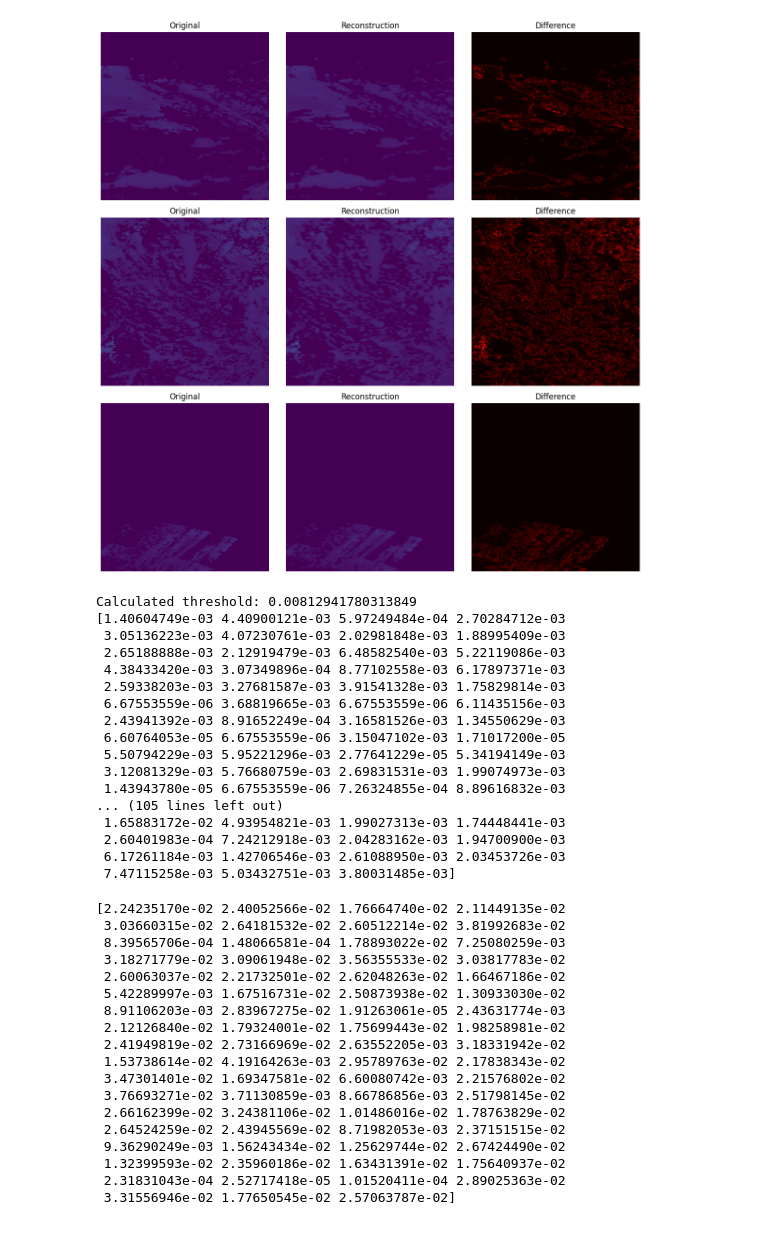
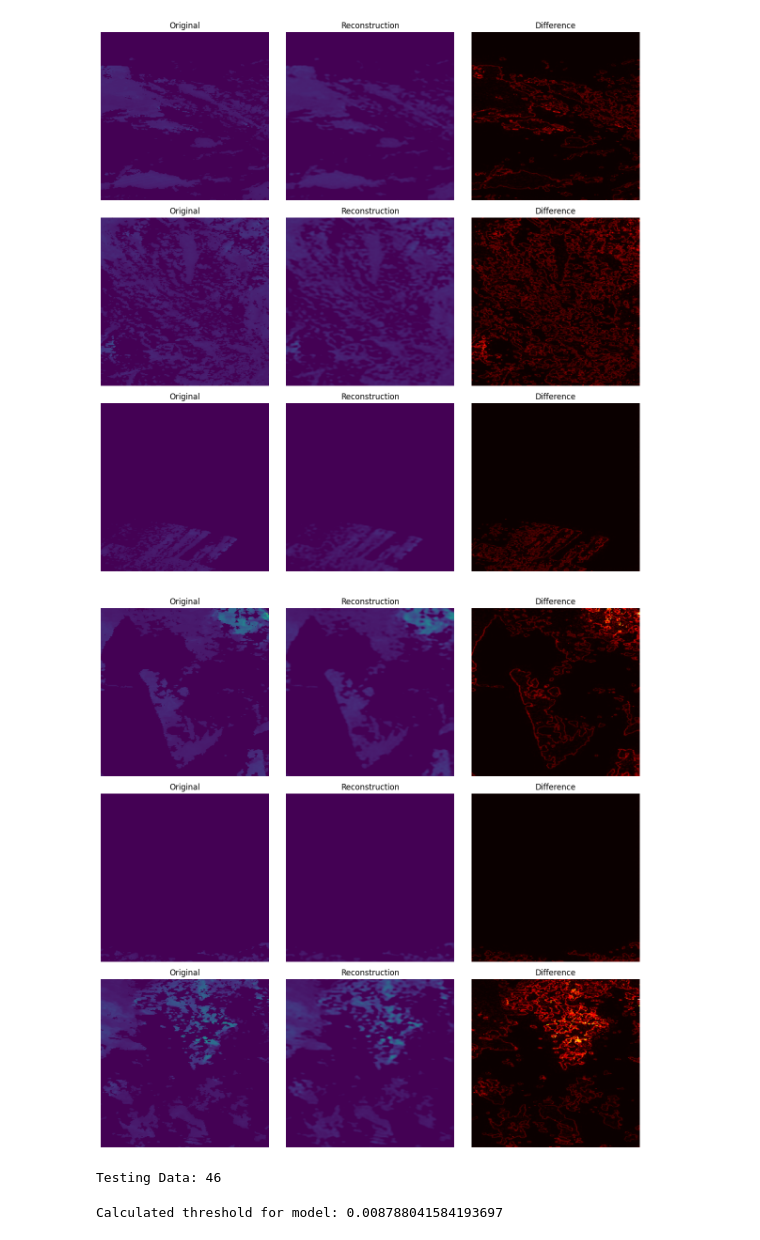
Before and after one commit to ahmed-zunaira/APS360_Project, a Jupyter notebook: notebooks/APS360_Project.ipynb, the cells around one changed output. Saved outputs shown, nothing was run; the diff lists cells and outputs as text; code cells hidden in the pictures.

```diff
--- a/notebooks/APS360_Project.ipynb
+++ b/notebooks/APS360_Project.ipynb
@@ -212,54 +212,36 @@ from data_loader import Dataload
+# %%
+processed_dir = "/content/drive/MyDrive/Phytoplankton_Project/data/processed_2008_data"
+model_weights_file = "/content/APS360_Project/src/CAE_model.pth"
+
+if not os.path.exists(processed_dir):
+  print ("Directory not found")
+  exit()
+
+dataset = Dataload(processed_dir)
+
+dataloader = DataLoader(dataset, batch_size=16, shuffle=False)
+
+model, imgs = setup_inference(model_weights_file, dataloader)
+
+recons, diff_maps = calculate_difference_map(model, imgs)
+
+plot_triplets(imgs, recons, diff_maps, 3)
+# %% [output]
+[figure, added]
+# %%
+print ("Testing Data:", len(dataset))
+# %% [output]
+Testing Data: 46
 # %%
+processed_dir = "/content/drive/MyDrive/Phytoplankton_Project/data/processed"
+model_weights_file = "/content/APS360_Project/src/CAE_model.pth"
+
 model, dataloader = setup_eval_environment(model_weights_file, processed_dir)
 
 losses = calculate_all_losses(model, dataloader)
 
 threshold = find_threshold(losses)
 
-print ("Calculated threshold:", threshold)
-print (np.array(losses))
+print ("Calculated threshold for model:", threshold)
 # %% [output]
-Calculated threshold: 0.00812941780313849
-[1.40604749e-03 4.40900121e-03 5.97249484e-04 2.70284712e-03
- 3.05136223e-03 4.07230761e-03 2.02981848e-03 1.88995409e-03
- 2.65188888e-03 2.12919479e-03 6.48582540e-03 5.22119086e-03
- 4.38433420e-03 3.07349896e-04 8.77102558e-03 6.17897371e-03
- 2.59338203e-03 3.27681587e-03 3.91541328e-03 1.75829814e-03
- 6.67553559e-06 3.68819665e-03 6.67553559e-06 6.11435156e-03
- 2.43941392e-03 8.91652249e-04 3.16581526e-03 1.34550629e-03
- 6.60764053e-05 6.67553559e-06 3.15047102e-03 1.71017200e-05
- 5.50794229e-03 5.95221296e-03 2.77641229e-05 5.34194149e-03
- 3.12081329e-03 5.76680759e-03 2.69831531e-03 1.99074973e-03
- 1.43943780e-05 6.67553559e-06 7.26324855e-04 8.89616832e-03
-... (105 lines left out)
- 1.65883172e-02 4.93954821e-03 1.99027313e-03 1.74448441e-03
- 2.60401983e-04 7.24212918e-03 2.04283162e-03 1.94700900e-03
- 6.17261184e-03 1.42706546e-03 2.61088950e-03 2.03453726e-03
- 7.47115258e-03 5.03432751e-03 3.80031485e-03]
+Calculated threshold for model: 0.008788041584193697
-# %%
-processed_blob_dir = "/content/drive/MyDrive/Phytoplankton_Project/data/processed_blob_data"
-
-model, dataloader = setup_eval_environment(model_weights_file, processed_blob_dir)
-
-blob_losses = calculate_all_losses(model, dataloader)
-
-print (np.array(blob_losses))
-# %% [output]
-[2.24235170e-02 2.40052566e-02 1.76664740e-02 2.11449135e-02
- 3.03660315e-02 2.64181532e-02 2.60512214e-02 3.81992683e-02
- 8.39565706e-04 1.48066581e-04 1.78893022e-02 7.25080259e-03
- 3.18271779e-02 3.09061948e-02 3.56355533e-02 3.03817783e-02
- 2.60063037e-02 2.21732501e-02 2.62048263e-02 1.66467186e-02
- 5.42289997e-03 1.67516731e-02 2.50873938e-02 1.30933030e-02
- 8.91106203e-03 2.83967275e-02 1.91263061e-05 2.43631774e-03
- 2.12126840e-02 1.79324001e-02 1.75699443e-02 1.98258981e-02
- 2.41949819e-02 2.73166969e-02 2.63552205e-03 3.18331942e-02
- 1.53738614e-02 4.19164263e-03 2.95789763e-02 2.17838343e-02
- 3.47301401e-02 1.69347581e-02 6.60080742e-03 2.21576802e-02
- 3.76693271e-02 3.71130859e-03 8.66786856e-03 2.51798145e-02
- 2.66162399e-02 3.24381106e-02 1.01486016e-02 1.78763829e-02
- 2.64524259e-02 2.43945569e-02 8.71982053e-03 2.37151515e-02
- 9.36290249e-03 1.56243434e-02 1.25629744e-02 2.67424490e-02
- 1.32399593e-02 2.35960186e-02 1.63431391e-02 1.75640937e-02
- 2.31831043e-04 2.52717418e-05 1.01520411e-04 2.89025363e-02
- 3.31556946e-02 1.77650545e-02 2.57063787e-02]
```
Also changed, not shown: parts of 28 cells of this notebook.
